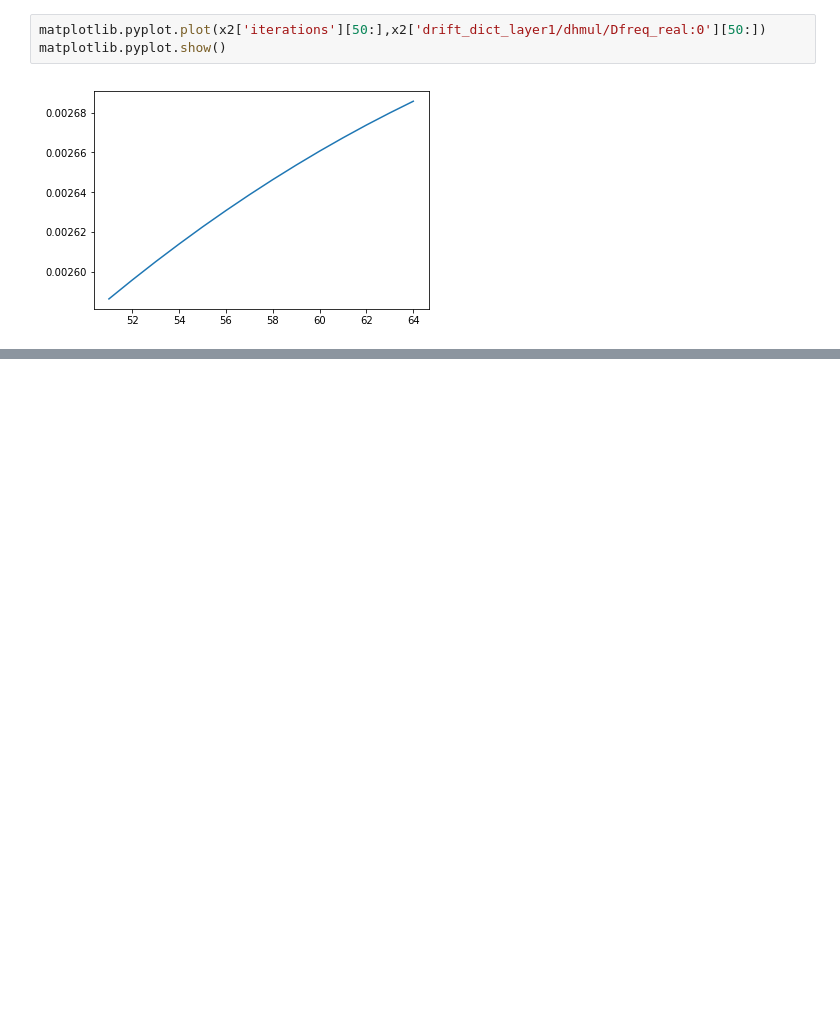
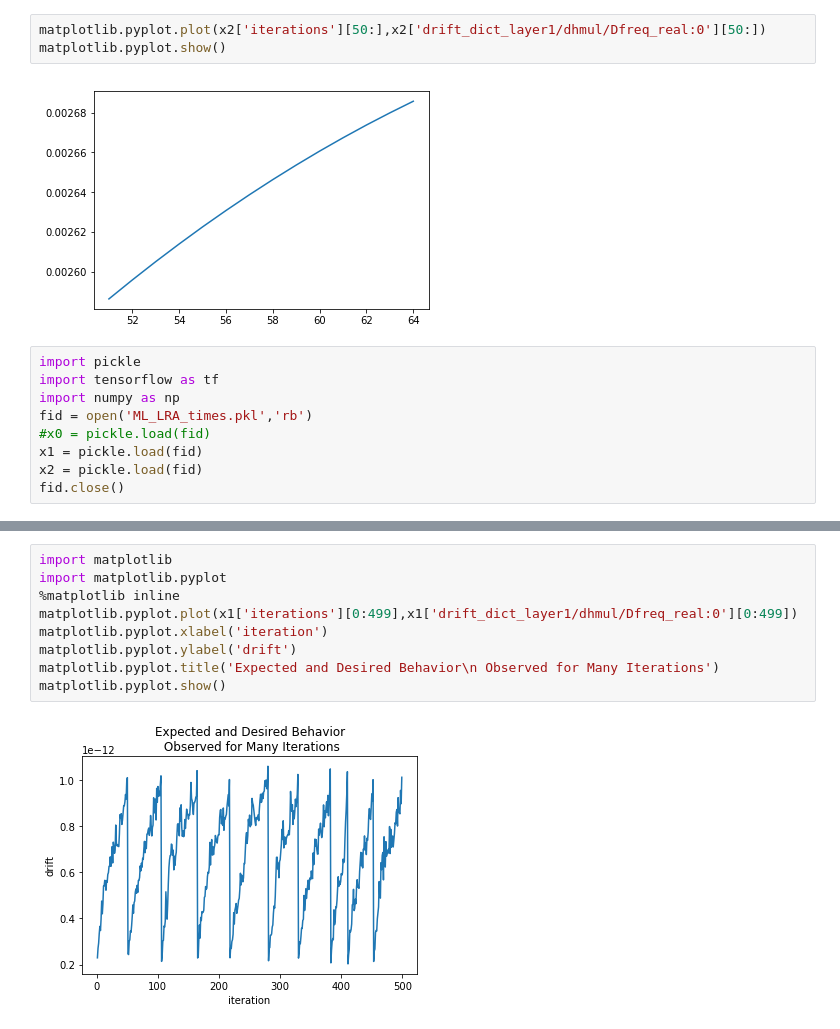
Before and after one commit to lrr0001/ML-onlineCDL-LRU, a Jupyter notebook: Drift_even_after_removing_equal_eigen_check.ipynb, the cells around one changed output, grey strips where cells are left out. Drawn from its saved outputs; the diff is of its cells as text; blank space fills up the shorter version.

```diff
--- a/Drift_even_after_removing_equal_eigen_check.ipynb
+++ b/Drift_even_after_removing_equal_eigen_check.ipynb
@@ -36,3 +36,12 @@ matplotlib.pyplot.plot(x2['iterations'][50:],x2['drift_dict_layer1/dhmul/Dfreq_r
 matplotlib.pyplot.show()
 # %% [output]
 [figure]
+# %%
+import pickle
+import tensorflow as tf
+import numpy as np
+fid = open('ML_LRA_times.pkl','rb')
+#x0 = pickle.load(fid)
+x1 = pickle.load(fid)
+x2 = pickle.load(fid)
+fid.close()
@@ -38,0 +65,11 @@ matplotlib.pyplot.show()
+# %%
+import matplotlib
+import matplotlib.pyplot
+%matplotlib inline
+matplotlib.pyplot.plot(x1['iterations'][0:499],x1['drift_dict_layer1/dhmul/Dfreq_real:0'][0:499])
+matplotlib.pyplot.xlabel('iteration')
+matplotlib.pyplot.ylabel('drift')
+matplotlib.pyplot.title('Expected and Desired Behavior\n Observed for Many Iterations')
+matplotlib.pyplot.show()
+# %% [output]
+[figure, added]
```
Also changed, not shown: parts of 3 cells of this notebook, 1 other file.
